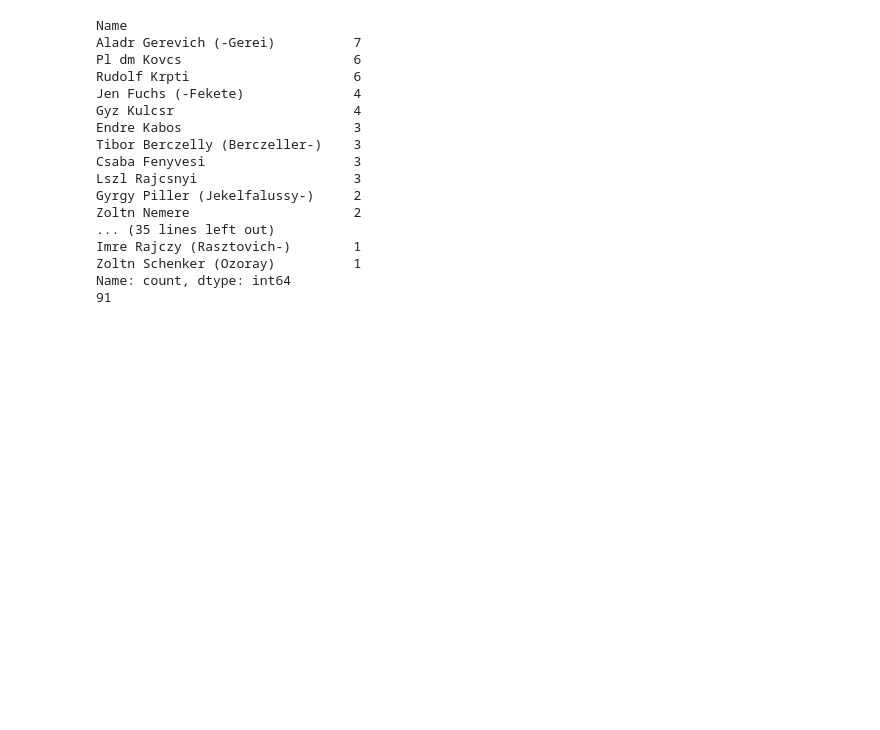
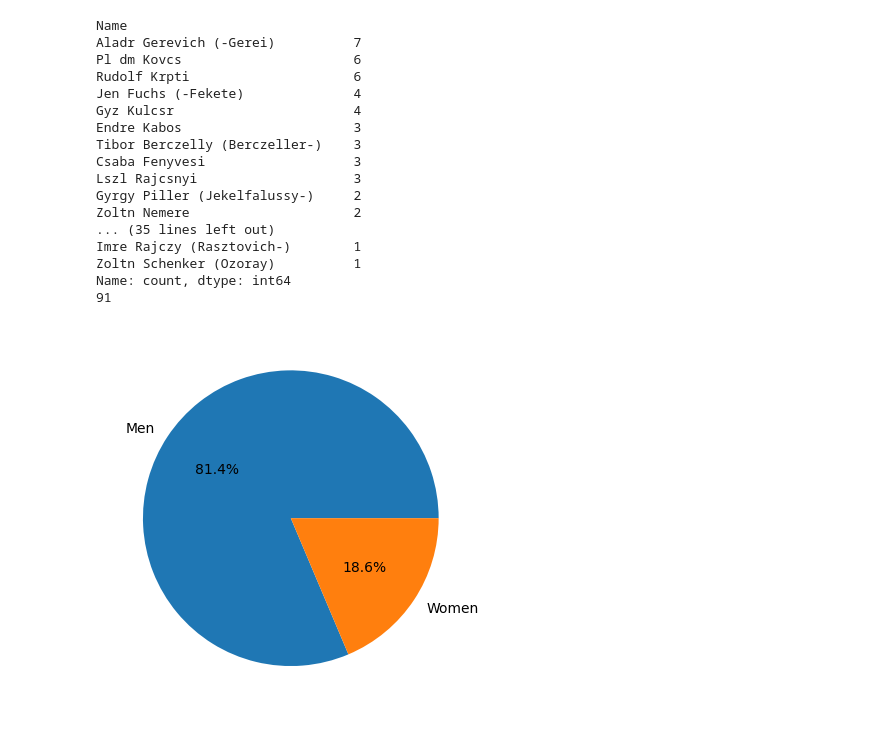
Before and after one commit to zoneme99/Project-OS, a Jupyter notebook: Jonte/explore.ipynb, the cells around one changed output. Drawn from its saved outputs; the diff is of its cells as text; code cells hidden in the pictures; blank space fills up the shorter version.

```diff
--- a/Jonte/explore.ipynb
+++ b/Jonte/explore.ipynb
@@ -143,3 +143,15 @@ Imre Rajczy (Rasztovich-)        1
 Zoltn Schenker (Ozoray)          1
 Name: count, dtype: int64
 91
+# %%
+plt.pie(
+    [
+        len(df[(df['Sex'] == 'M') & (df['Sport'] == 'Fencing')]),
+        len(df[(df['Sex'] == 'F') & (df['Sport'] == 'Fencing')])
+    ],
+    labels=['Men', 'Women'],
+    autopct="%1.1f%%"
+)
+plt.show()
+# %% [output]
+[figure, added]
```
Also changed, not shown: parts of 1 cell of this notebook.
